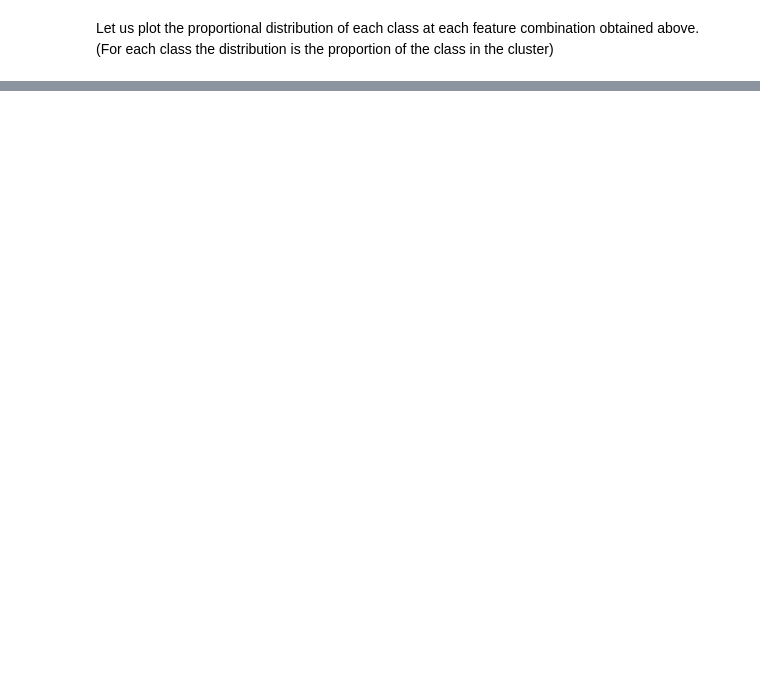
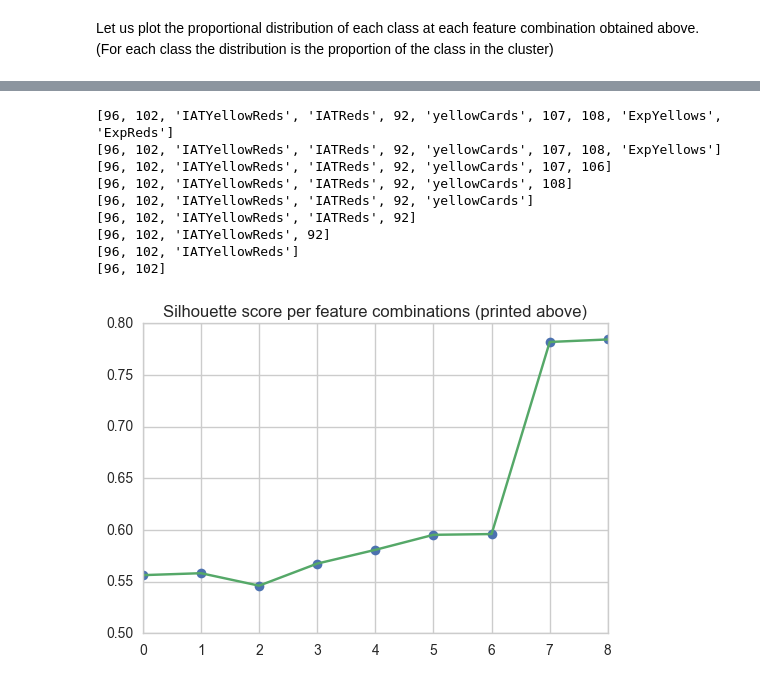
Before and after one commit to bojbilla/AdaHomeworks, a Jupyter notebook: 04 - Applied ML/HW4.ipynb, the cells around one changed output, grey strips where cells are left out. Saved outputs shown, nothing was run; the diff lists cells and outputs as text; code cells hidden in the pictures; blank space fills up the shorter version.

```diff
--- a/04 - Applied ML/HW4.ipynb
+++ b/04 - Applied ML/HW4.ipynb
@@ -480,0 +556,17 @@ We can also see that there are no cluster that discriminate on skin color when o
+# %%
+plt.plot(SS,'o', SS, '-')
+plt.title('Silhouette score per feature combinations (printed above)')
+
+combSS = [[name(x) for x in arr ] for arr in bestICMet]
+_ =[print(x) for x in combSS]
+# %% [output]
+[96, 102, 'IATYellowReds', 'IATReds', 92, 'yellowCards', 107, 108, 'ExpYellows', 'ExpReds']
+[96, 102, 'IATYellowReds', 'IATReds', 92, 'yellowCards', 107, 108, 'ExpYellows']
+[96, 102, 'IATYellowReds', 'IATReds', 92, 'yellowCards', 107, 106]
+[96, 102, 'IATYellowReds', 'IATReds', 92, 'yellowCards', 108]
+[96, 102, 'IATYellowReds', 'IATReds', 92, 'yellowCards']
+[96, 102, 'IATYellowReds', 'IATReds', 92]
+[96, 102, 'IATYellowReds', 92]
+[96, 102, 'IATYellowReds']
+[96, 102]
+[figure, added]
```
Also changed, not shown: parts of 20 cells of this notebook.
